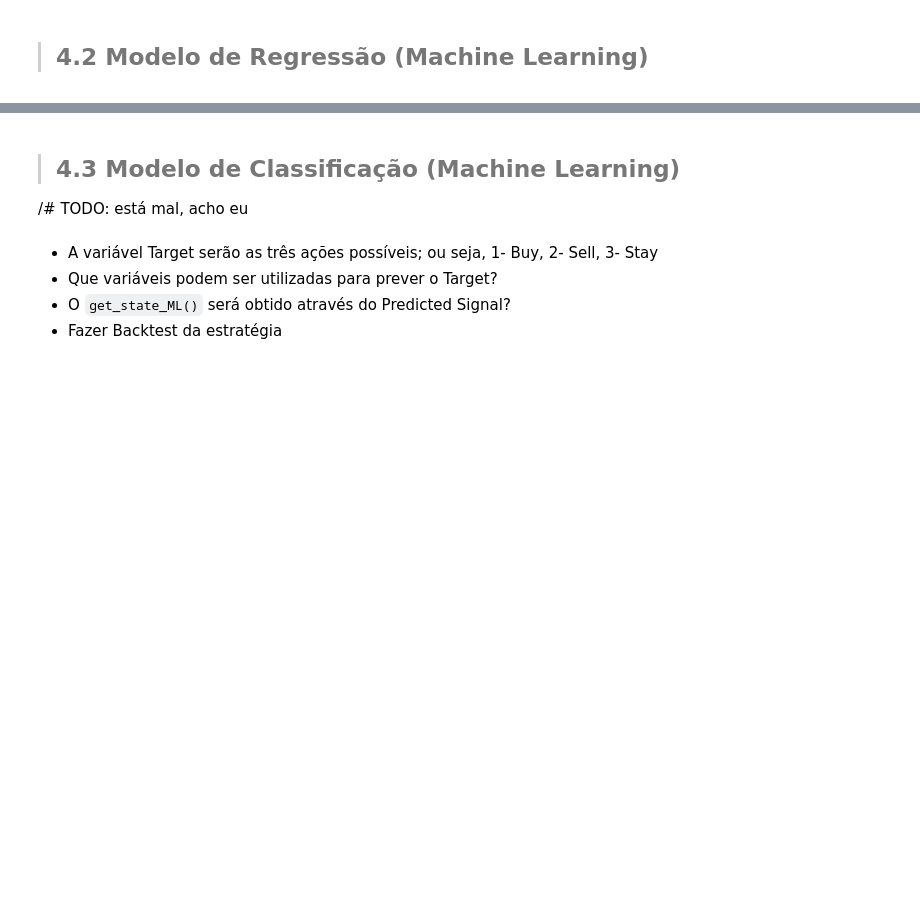
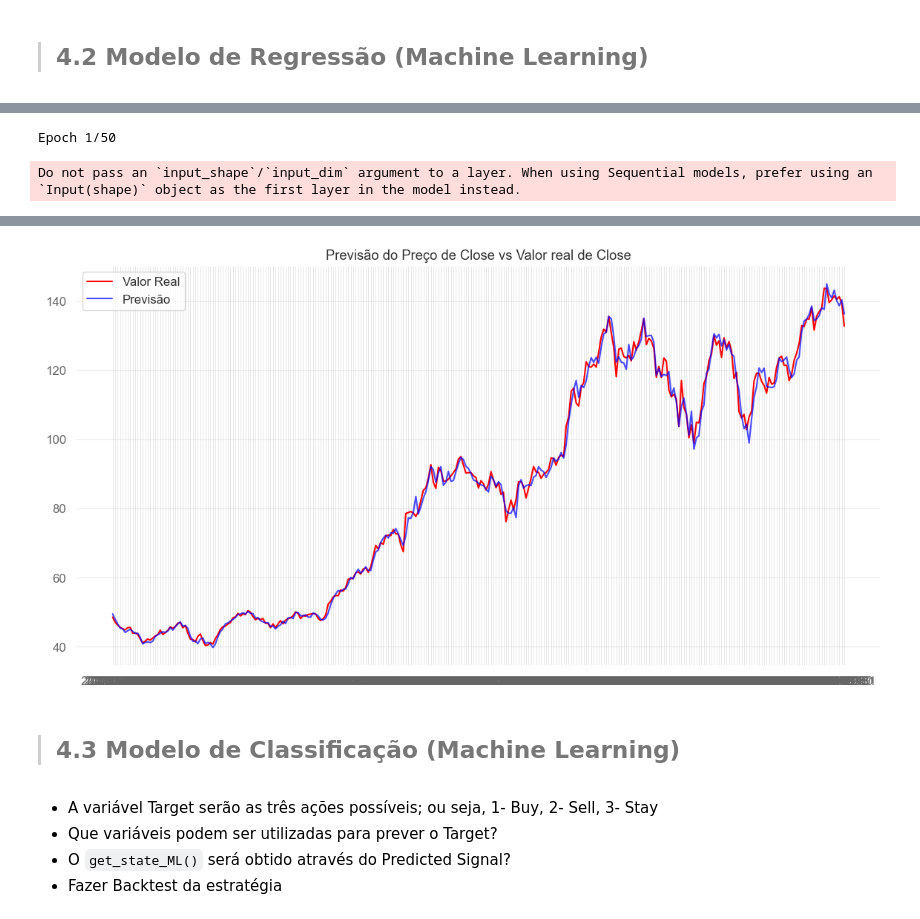
Before and after one commit to JoniFB03/OEOD, a Jupyter notebook: notebooks/Projeto_OEOD-Grupo7.ipynb, the cells around one changed output, grey strips where cells are left out. Drawn from its saved outputs; the diff is of its cells as text; code cells hidden in the pictures; blank space fills up the shorter version.

Commit message:
Agora sim está o machine learning finalizado (obg visual studio)

```diff
--- a/notebooks/Projeto_OEOD-Grupo7.ipynb
+++ b/notebooks/Projeto_OEOD-Grupo7.ipynb
@@ -747,0 +694,72 @@ plt.show()
+# %%
+# https://www.simplilearn.com/tutorials/machine-learning-tutorial/stock-price-prediction-using-machine-learning
+
+# 0. Criar as preditoras com os "lags" de returns
+data_ML_Reg = data[['Close']].copy()
+
+# 1. Pré-processamento de dados
+# Criar lags (valores anteriores do preço de fechamento) para usar como preditores
+data_ML_Reg['Return'] = data_ML_Reg['Close'].pct_change()
+data_ML_Reg['Lag1'] = data_ML_Reg['Close'].shift(1)
+data_ML_Reg['Lag2'] = data_ML_Reg['Close'].shift(2)
+data_ML_Reg['Lag3'] = data_ML_Reg['Close'].shift(3)
+data_ML_Reg['Lag4'] = data_ML_Reg['Close'].shift(4)
+# O modelo piora quando possui a volatility e o momentum
+data_ML_Reg['Volatility'] = data_ML_Reg['Return'].rolling(window=5).std()  # Desvio padrão com média móvel de 5 dias
+data_ML_Reg['Momentum'] = data_ML_Reg['Close'] - data_ML_Reg['Close'].shift(5)  # Diferença de preço de 5 dias atrás
+
+# Remover valores nulos
+data_ML_Reg = data_ML_Reg.dropna()
+
+# 2. Normalização dos dados (para redes neuronais)
+scaler = MinMaxScaler(feature_range=(0, 1))
+scaled_data = scaler.fit_transform(data_ML_Reg[['Close']])
+
+# Dividir os dados em variáveis preditoras (X) e alvo (y)
+X = data_ML_Reg[['Lag1', 'Lag2', 'Lag3', 'Lag4', 'Volatility', 'Momentum']]
+y = data_ML_Reg['Close']
+
+# 3. Divisão em treino e teste
+X_train, X_test, y_train, y_test = train_test_split(X, y, test_size=0.2, shuffle=False)
+
+# 4. Criar o modelo de rede neural (Keras)
+model = Sequential()
+model.add(Dense(units=64, activation='relu', input_dim=X_train.shape[1]))  # Camada de entrada
+model.add(Dense(units=32, activation='relu'))  # Camada oculta
+model.add(Dense(units=1))  # Camada de saída, uma única unidade para previsão de um valor contínuo
+
+# Compilar o modelo
+model.compile(optimizer='adam', loss='mean_squared_error')
+
+# 5. Treinar o modelo
+history = model.fit(X_train, y_train, epochs=50, batch_size=32, validation_data=(X_test, y_test))
+
+# 6. Avaliar o modelo
+y_pred = model.predict(X_test)
+
+# Calcular o erro quadrático médio (MSE)
+mse = mean_squared_error(y_test, y_pred)
+print(f'Mean Squared Error (MSE): {mse}')
+
+# Calcular o erro absoluto médio (MAE)
+mae = mean_absolute_error(y_test, y_pred)
+print(f'Mean Absolute Error (MAE): {mae}')
+
+# Calcular o erro quadrático médio da raiz (RMSE)
+rmse = np.sqrt(mse)
+print(f'Root Mean Squared Error (RMSE): {rmse}')
+
+# Calcular o R² (R-squared)
+r2 = r2_score(y_test, y_pred)
+print(f'R-squared (R²): {r2}')
+
+# 7. Visualizar as previsões vs. valores reais
+plt.figure(figsize=(14, 7))
+plt.plot(y_test.index, y_test, label='Valor Real', color='red')
+plt.plot(y_test.index, y_pred, label='Previsão', color='blue', alpha=0.7)
+plt.title('Previsão do Preço de Close vs Valor real de Close')
+plt.legend()
+plt.show()
+# %% [output]
+Epoch 1/50
+Do not pass an `input_shape`/`input_dim` argument to a layer. When using Sequential models, prefer using an `Input(shape)` object as the first layer in the model instead.
@@ -748,8 +783,8 @@ plt.show()
+[figure, added]
 # %% [markdown]
 # <a class='anchor' id='4.3'></a>
 
 > ## **4.3 Modelo de Classificação (Machine Learning)**
-/# TODO: está mal, acho eu
 # %% [markdown]
 - A variável Target serão as três ações possíveis; ou seja, 1- Buy, 2- Sell, 3- Stay
 - Que variáveis podem ser utilizadas para prever o Target?
```
Also changed, not shown: parts of 24 cells of this notebook.
